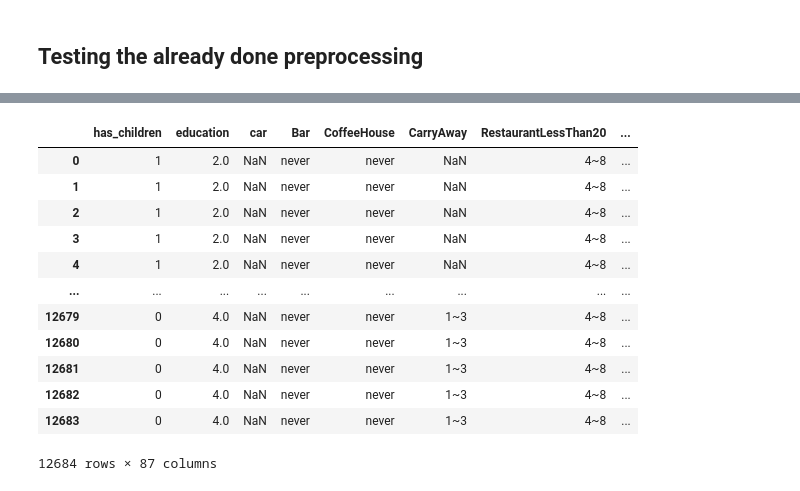
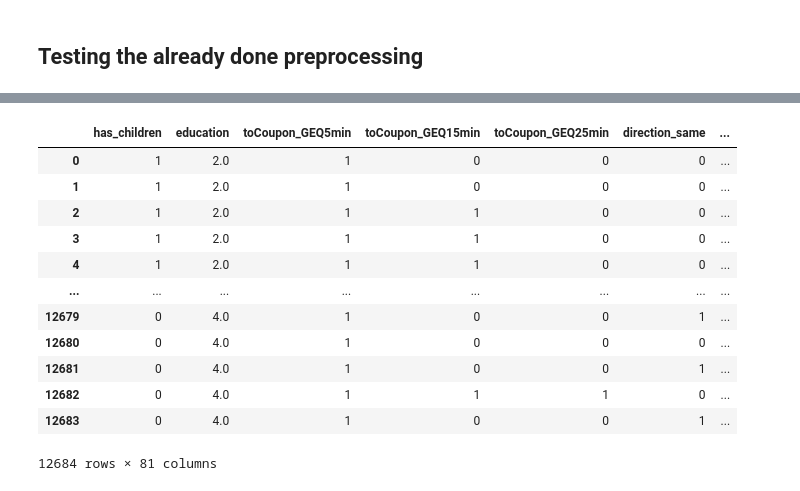
Before and after one commit to gabriel-marchetti/personal, a Jupyter notebook: aula_unicamp/2024_1s/mc886/Trabalhos/Trabalho1/code.ipynb, the cells around one changed output, grey strips where cells are left out. Cells and saved outputs as stored; diff of their text form; code cells hidden in the pictures.

```diff
--- a/aula_unicamp/2024_1s/mc886/Trabalhos/Trabalho1/code.ipynb
+++ b/aula_unicamp/2024_1s/mc886/Trabalhos/Trabalho1/code.ipynb
@@ -504,7 +506,8 @@ X_final
 12684 rows × 87 columns
 # %%
 # car attribute is not in the jupyter notebook so i will drop it
-X_final.drop(columns=['car'])
+X_final = X_final.drop(columns=['car'])
+X_final
 # %% [output]
 |  | has_children | education | Bar | CoffeeHouse | CarryAway | RestaurantLessThan20 | Restaurant20To50 | ... |
 | 0 | 1 | 2.0 | never | never | NaN | 4~8 | 1~3 | ... |
@@ -527,17 +550,18 @@ this are already one hot encoded variables so we will not change them...
 # %%
 X_testing_preprocessing = X_final.copy()
+X_testing_preprocessing = X_testing_preprocessing.drop(columns=['Bar', 'CoffeeHouse', 'CarryAway', 'RestaurantLessThan20', 'Restaurant20To50'])
 X_testing_preprocessing
 # %% [output]
-|  | has_children | education | car | Bar | CoffeeHouse | CarryAway | RestaurantLessThan20 | ... |
-| 0 | 1 | 2.0 | NaN | never | never | NaN | 4~8 | ... |
-| 1 | 1 | 2.0 | NaN | never | never | NaN | 4~8 | ... |
-| 2 | 1 | 2.0 | NaN | never | never | NaN | 4~8 | ... |
-| 3 | 1 | 2.0 | NaN | never | never | NaN | 4~8 | ... |
-| 4 | 1 | 2.0 | NaN | never | never | NaN | 4~8 | ... |
-| ... | ... | ... | ... | ... | ... | ... | ... | ... |
-| 12679 | 0 | 4.0 | NaN | never | never | 1~3 | 4~8 | ... |
-| 12680 | 0 | 4.0 | NaN | never | never | 1~3 | 4~8 | ... |
-| 12681 | 0 | 4.0 | NaN | never | never | 1~3 | 4~8 | ... |
-| 12682 | 0 | 4.0 | NaN | never | never | 1~3 | 4~8 | ... |
-| 12683 | 0 | 4.0 | NaN | never | never | 1~3 | 4~8 | ... |
+|  | has_children | education | toCoupon_GEQ5min | toCoupon_GEQ15min | toCoupon_GEQ25min | direction_same | ... |
+| 0 | 1 | 2.0 | 1 | 0 | 0 | 0 | ... |
+| 1 | 1 | 2.0 | 1 | 0 | 0 | 0 | ... |
+| 2 | 1 | 2.0 | 1 | 1 | 0 | 0 | ... |
+| 3 | 1 | 2.0 | 1 | 1 | 0 | 0 | ... |
+| 4 | 1 | 2.0 | 1 | 1 | 0 | 0 | ... |
+| ... | ... | ... | ... | ... | ... | ... | ... |
+| 12679 | 0 | 4.0 | 1 | 0 | 0 | 1 | ... |
+| 12680 | 0 | 4.0 | 1 | 0 | 0 | 0 | ... |
+| 12681 | 0 | 4.0 | 1 | 0 | 0 | 1 | ... |
+| 12682 | 0 | 4.0 | 1 | 1 | 1 | 0 | ... |
+| 12683 | 0 | 4.0 | 1 | 0 | 0 | 1 | ... |
-12684 rows × 87 columns
+12684 rows × 81 columns
```
Also changed, not shown: parts of 16 cells of this notebook.
